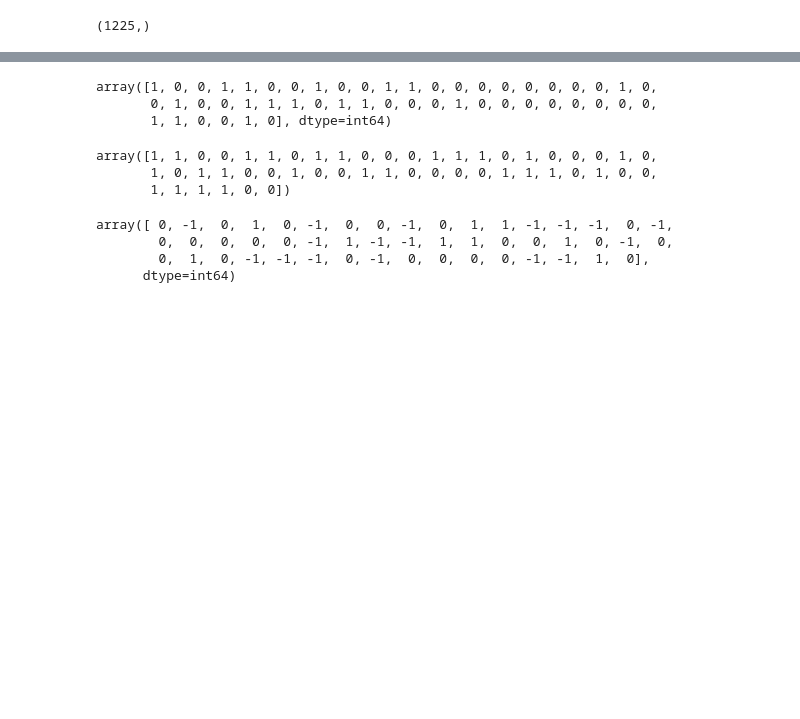
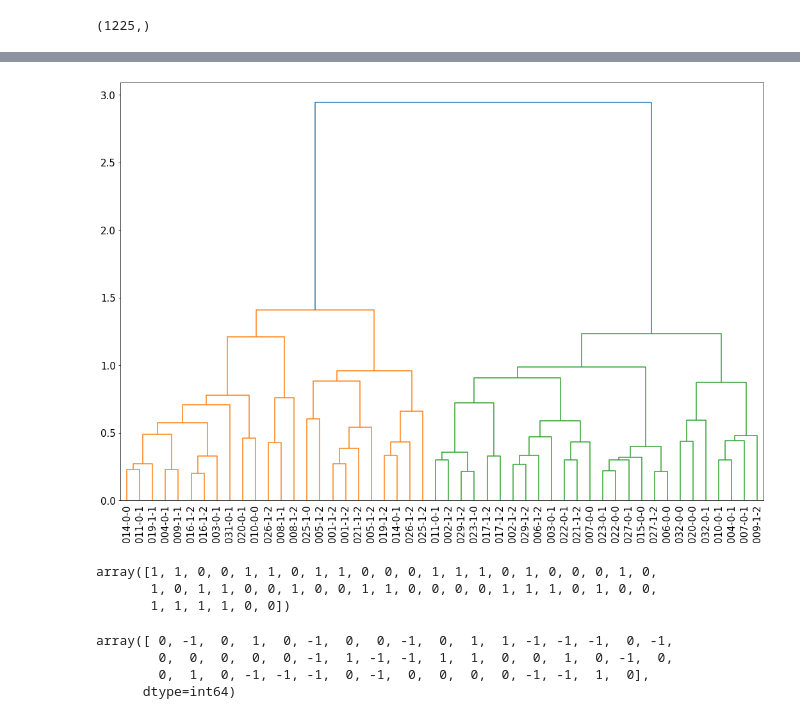
Before and after one commit to habom2310/eye-tracking-in-aviation, a Jupyter notebook: Transition matrix (1, 2 order).ipynb, the cells around one changed output, grey strips where cells are left out. Drawn from its saved outputs; the diff is of its cells as text; code cells hidden in the pictures; blank space fills up the shorter version.

```diff
--- a/Transition matrix (1, 2 order).ipynb
+++ b/Transition matrix (1, 2 order).ipynb
@@ -613,9 +660,16 @@ pd.DataFrame(dist_matrix)
 # %%
-predY
+plt.figure(figsize=(18, 12))
+dendrogram(linked,
+            orientation='top',
+            distance_sort='descending',
+            labels = [f"{pid}-{y}-{y2}" for pid, y, y2 in zip(lst_pid,Y,Y2)],
+            show_leaf_counts=True)
+
+plt.tick_params(axis='both', which='major', labelsize=15)
+xticks = plt.xticks()
+plt.show()
 # %% [output]
-array([1, 0, 0, 1, 1, 0, 0, 1, 0, 0, 1, 1, 0, 0, 0, 0, 0, 0, 0, 0, 1, 0,
-       0, 1, 0, 0, 1, 1, 1, 0, 1, 1, 0, 0, 0, 1, 0, 0, 0, 0, 0, 0, 0, 0,
-       1, 1, 0, 0, 1, 0], dtype=int64)
+[figure, added]
 # %%
 np.array(Y)
 # %% [output]
```
Also changed, not shown: parts of 25 cells of this notebook, 5 other files.
